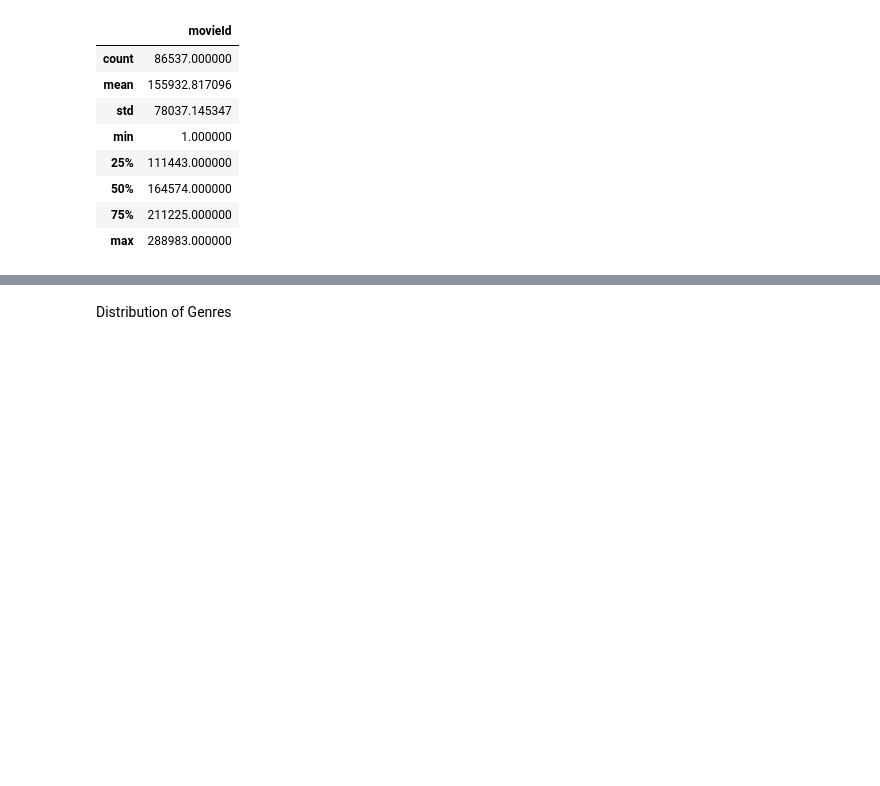
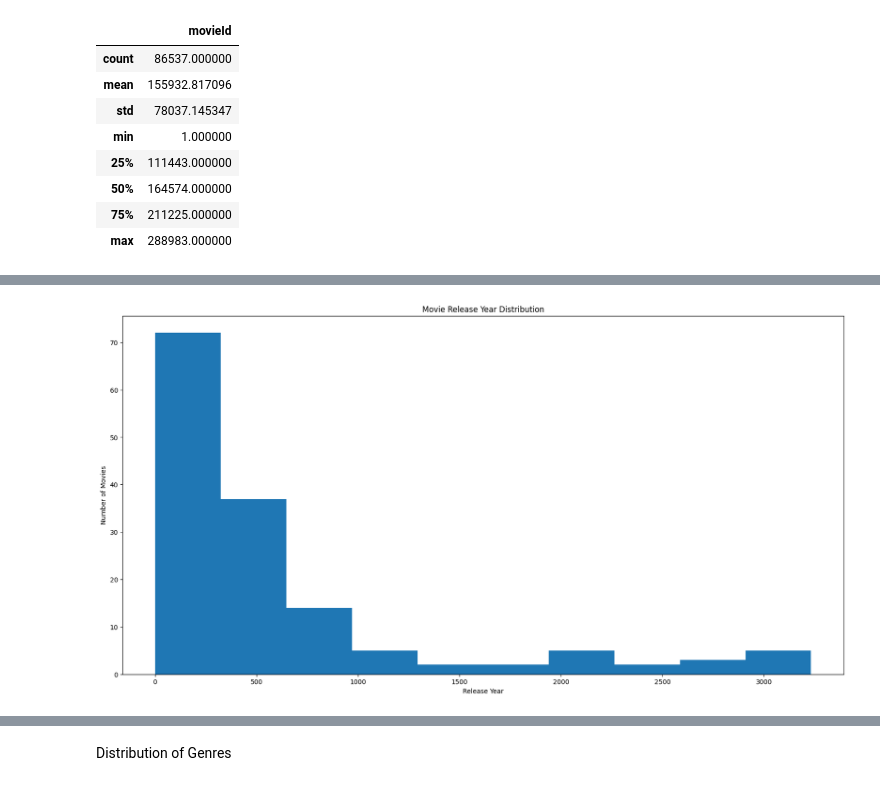
Before and after one commit to ArthurLopez1/AI-Arthur-Lopez-OPA23, a Jupyter notebook: labs/lab1.ipynb, the cells around one changed output, grey strips where cells are left out. Cells and saved outputs as stored; diff of their text form; code cells hidden in the pictures; blank space fills up the shorter version.

```diff
--- a/labs/lab1.ipynb
+++ b/labs/lab1.ipynb
@@ -63,0 +131,3 @@ df_ratings.describe()
+# %%
+df_movies['year'] = df_movies['title'].str.extract('.*\((.*)\).*')
+df_movies["year"]
@@ -63,0 +147,11 @@ df_ratings.describe()
+# %%
+# Plotting
+
+plt.figure(figsize=(20,10))
+df_movies["year"].value_counts().sort_index().plot(kind="hist")
+plt.title("Movie Release Year Distribution")
+plt.xlabel("Release Year")
+plt.ylabel("Number of Movies")
+plt.show()
+# %% [output]
+[figure, added]
```
Also changed, not shown: parts of 18 cells of this notebook.
